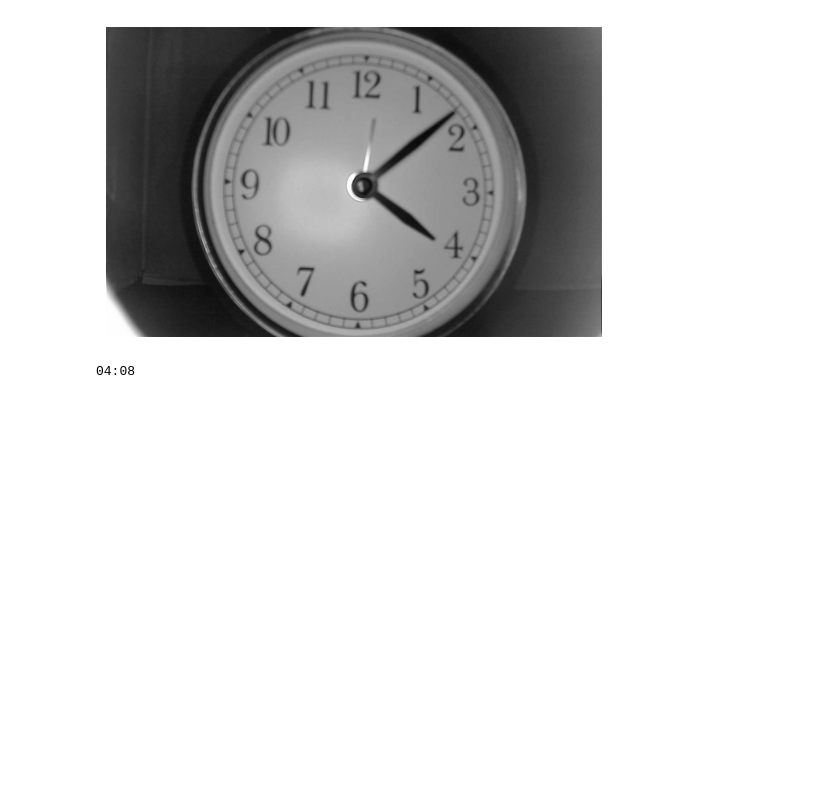
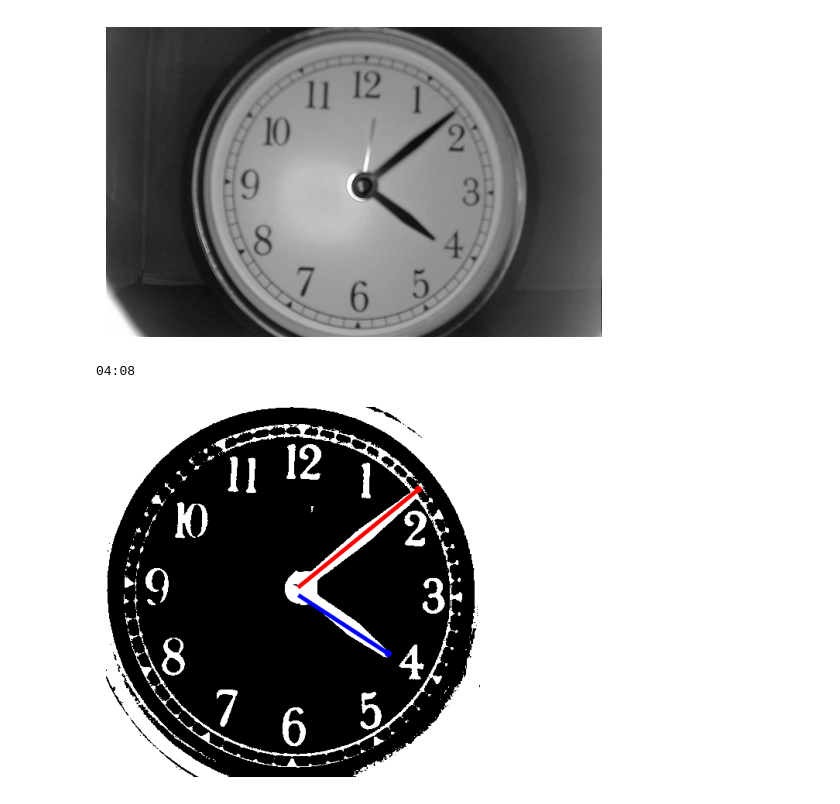
Before and after one commit to Malk97sc/Computer_Vision_Research, a Jupyter notebook: Images_Course/Workshops/Clock_detection/test_hour_class.ipynb, the cells around one changed output. Drawn from its saved outputs; the diff is of its cells as text; code cells hidden in the pictures; blank space fills up the shorter version.

```diff
--- a/Images_Course/Workshops/Clock_detection/test_hour_class.ipynb
+++ b/Images_Course/Workshops/Clock_detection/test_hour_class.ipynb
@@ -25,7 +25,9 @@ print(f"{H:02d}:{M:02d}")
 # %% [output]
 04:08
 # %%
-plot_cv(clock)
+plot_img(clock)
+# %% [output]
+[figure, added]
 # %%
 top_n = 3
 
```
Also changed, not shown: parts of 1 cell of this notebook.
